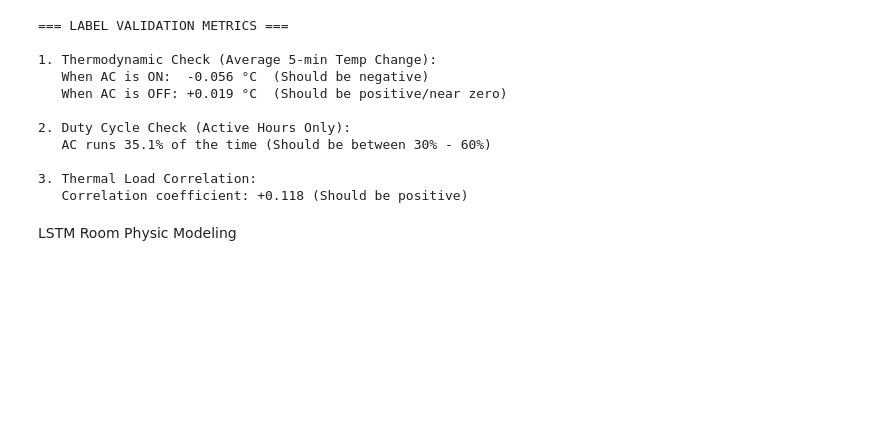
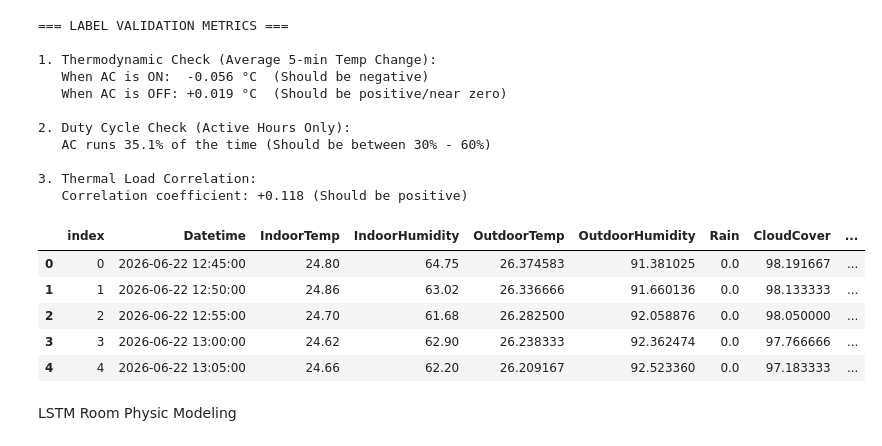
Before and after one commit to yx-05/seda-2026, a Jupyter notebook: data_analysis/archive/modeling_deep_learning.ipynb, the cells around one changed output. Cells and saved outputs as stored; diff of their text form; code cells hidden in the pictures; blank space fills up the shorter version.

```diff
--- a/data_analysis/archive/modeling_deep_learning.ipynb
+++ b/data_analysis/archive/modeling_deep_learning.ipynb
@@ -312,5 +312,14 @@ print(f"   Correlation coefficient: {correlation:+.3f} (Should be positive)")
 
 3. Thermal Load Correlation:
    Correlation coefficient: +0.118 (Should be positive)
+# %%
+df_final.head()
+# %% [output]
+|  | index | Datetime | IndoorTemp | IndoorHumidity | OutdoorTemp | OutdoorHumidity | Rain | CloudCover | ... |
+| 0 | 0 | 2026-06-22 12:45:00 | 24.80 | 64.75 | 26.374583 | 91.381025 | 0.0 | 98.191667 | ... |
+| 1 | 1 | 2026-06-22 12:50:00 | 24.86 | 63.02 | 26.336666 | 91.660136 | 0.0 | 98.133333 | ... |
+| 2 | 2 | 2026-06-22 12:55:00 | 24.70 | 61.68 | 26.282500 | 92.058876 | 0.0 | 98.050000 | ... |
+| 3 | 3 | 2026-06-22 13:00:00 | 24.62 | 62.90 | 26.238333 | 92.362474 | 0.0 | 97.766666 | ... |
+| 4 | 4 | 2026-06-22 13:05:00 | 24.66 | 62.20 | 26.209167 | 92.523360 | 0.0 | 97.183333 | ... |
 # %% [markdown]
 LSTM Room Physic Modeling
```
Also changed, not shown: 8 other files.
